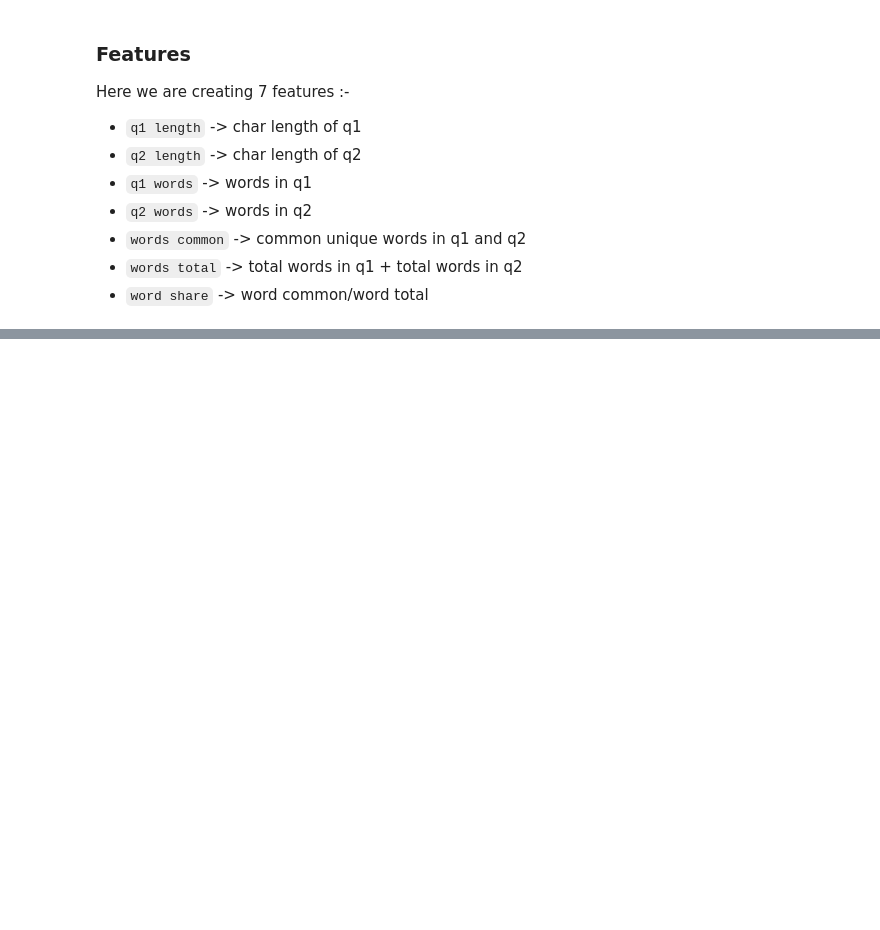
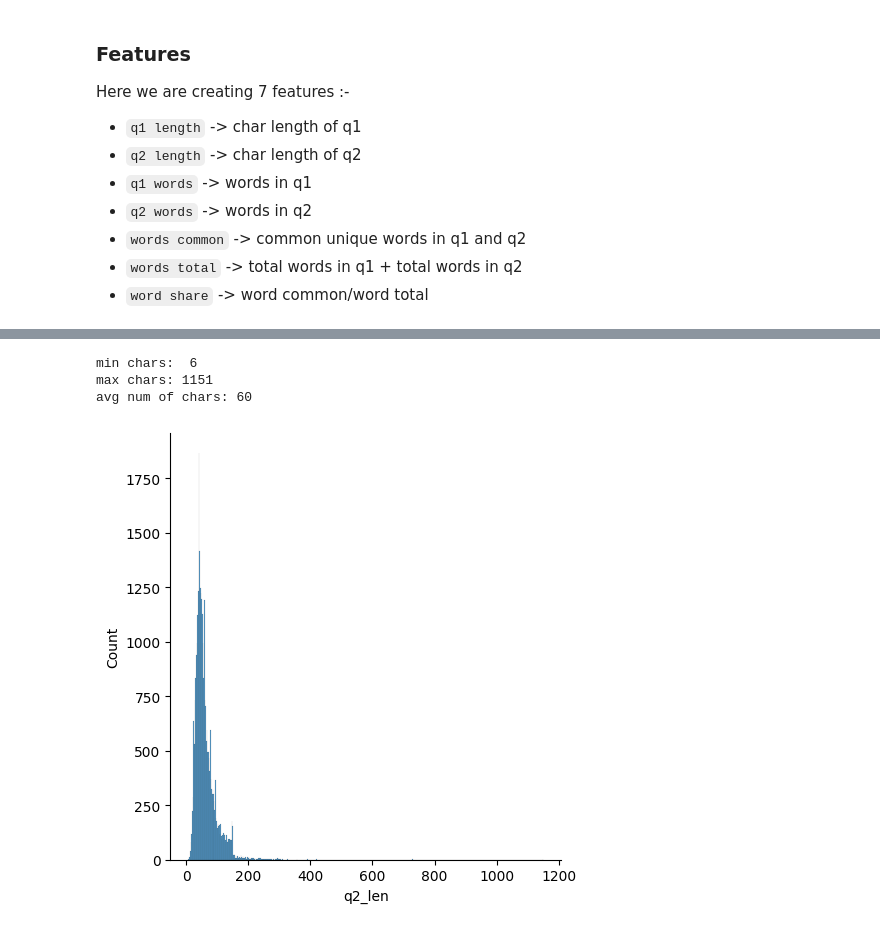
Before and after one commit to chetan655/duplicate_questions, a Jupyter notebook: code.ipynb, the cells around one changed output, grey strips where cells are left out. Drawn from its saved outputs; the diff is of its cells as text; code cells hidden in the pictures; blank space fills up the shorter version.

```diff
--- a/code.ipynb
+++ b/code.ipynb
@@ -283,0 +362,11 @@ new_df['q1_len'] = new_df
+# %%
+# analysis of feature(q2_len)
+sns.displot(new_df['q2_len'])
+print('min chars: ',new_df['q2_len'].min())
+print(f"max chars: {new_df['q2_len'].max()}")
+print(f"avg num of chars: {int(new_df['q2_len'].mean())}")
+# %% [output]
+min chars:  6
+max chars: 1151
+avg num of chars: 60
+[figure, added]
```
Also changed, not shown: parts of 26 cells of this notebook.
